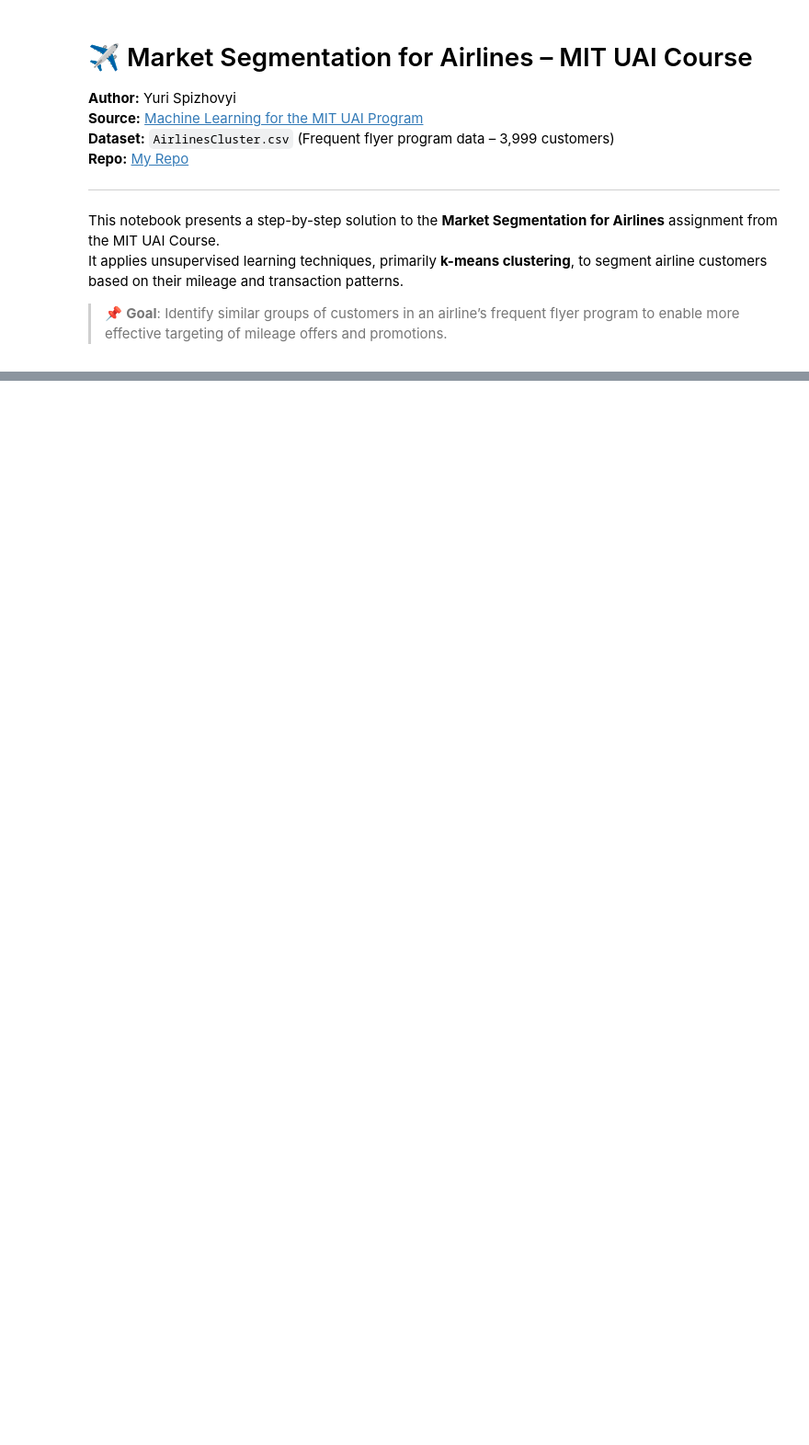
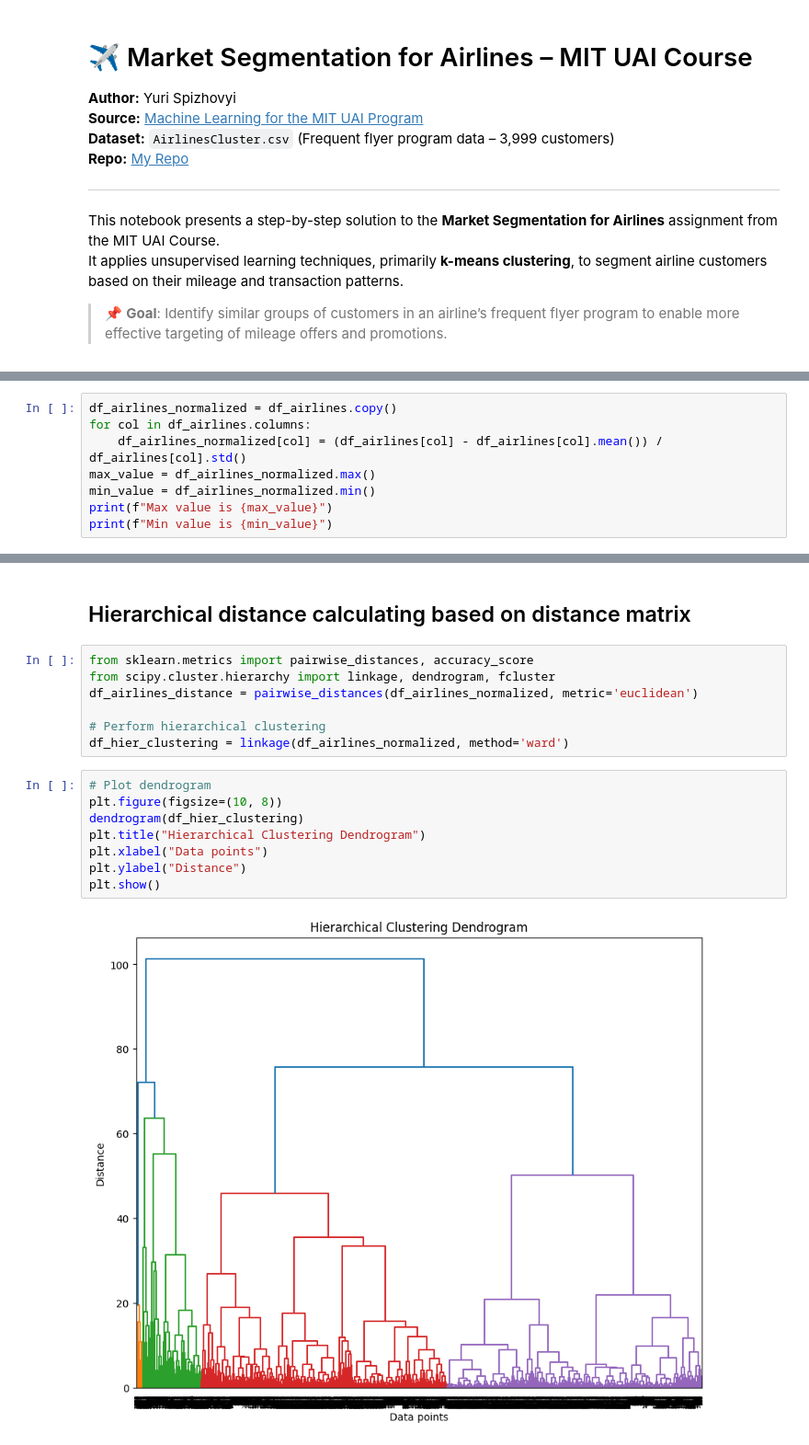
Before and after one commit to yuri-spizhovyi-mit/ET6-ML, a Jupyter notebook: module_2/market_segmentation_for_airlines.ipynb, the cells around one changed output, grey strips where cells are left out. Shown at 92% size. Drawn from its saved outputs; the diff is of its cells as text; blank space fills up the shorter version.

```diff
--- a/module_2/market_segmentation_for_airlines.ipynb
+++ b/module_2/market_segmentation_for_airlines.ipynb
@@ -51,0 +79,8 @@ data_airlines
+# %%
+df_airlines_normalized = df_airlines.copy()
+for col in df_airlines.columns:
+    df_airlines_normalized[col] = (df_airlines[col] - df_airlines[col].mean()) / df_airlines[col].std()
+max_value = df_airlines_normalized.max()
+min_value = df_airlines_normalized.min()
+print(f"Max value is {max_value}")
+print(f"Min value is {min_value}")
@@ -51,0 +118,19 @@ data_airlines
+# %% [markdown]
+## Hierarchical distance calculating based on distance matrix
+# %%
+from sklearn.metrics import pairwise_distances, accuracy_score
+from scipy.cluster.hierarchy import linkage, dendrogram, fcluster
+df_airlines_distance = pairwise_distances(df_airlines_normalized, metric='euclidean')
+
+# Perform hierarchical clustering
+df_hier_clustering = linkage(df_airlines_normalized, method='ward')
+# %%
+# Plot dendrogram
+plt.figure(figsize=(10, 8))
+dendrogram(df_hier_clustering)
+plt.title("Hierarchical Clustering Dendrogram")
+plt.xlabel("Data points")
+plt.ylabel("Distance")
+plt.show()
+# %% [output]
+[figure, added]
```
Also changed, not shown: parts of 14 cells of this notebook.
